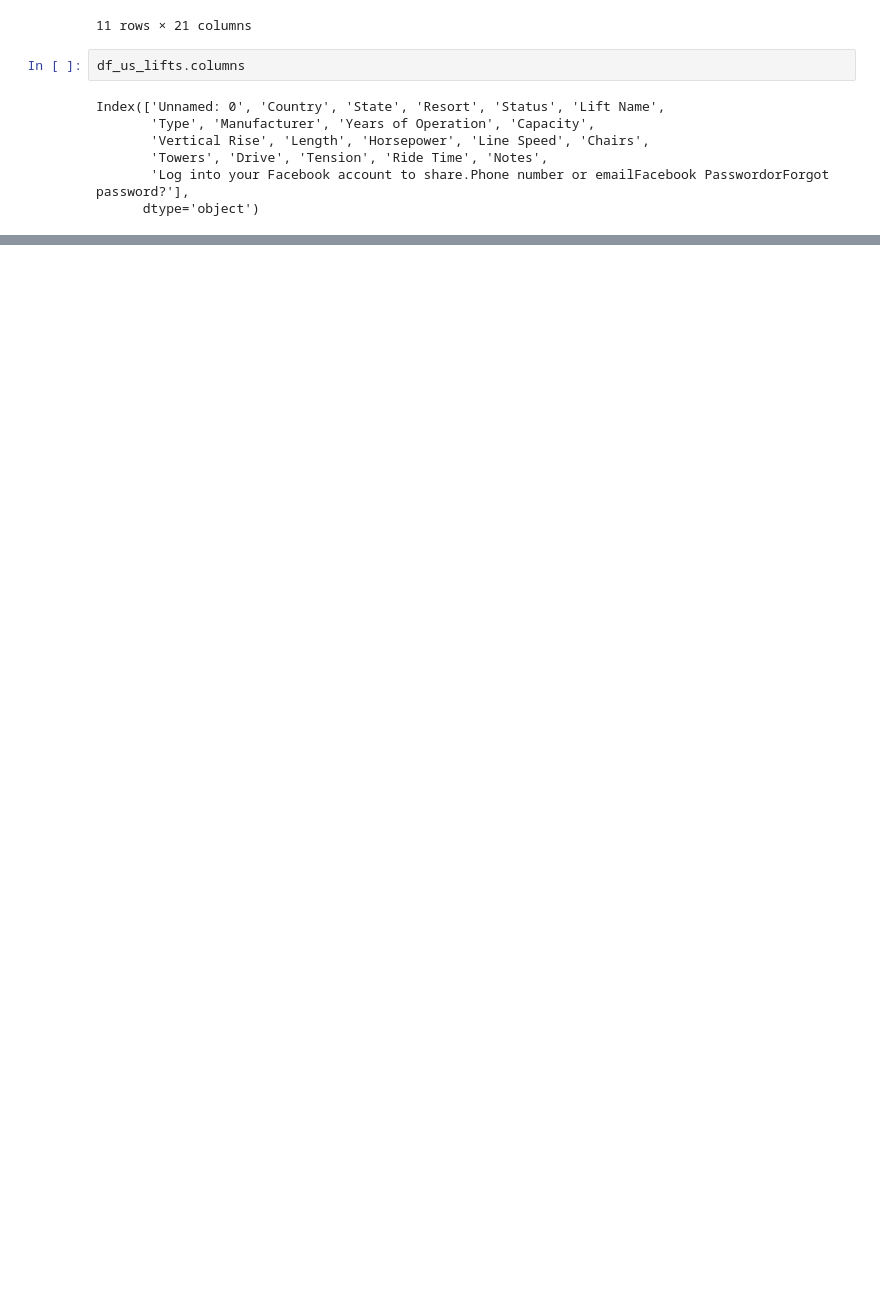
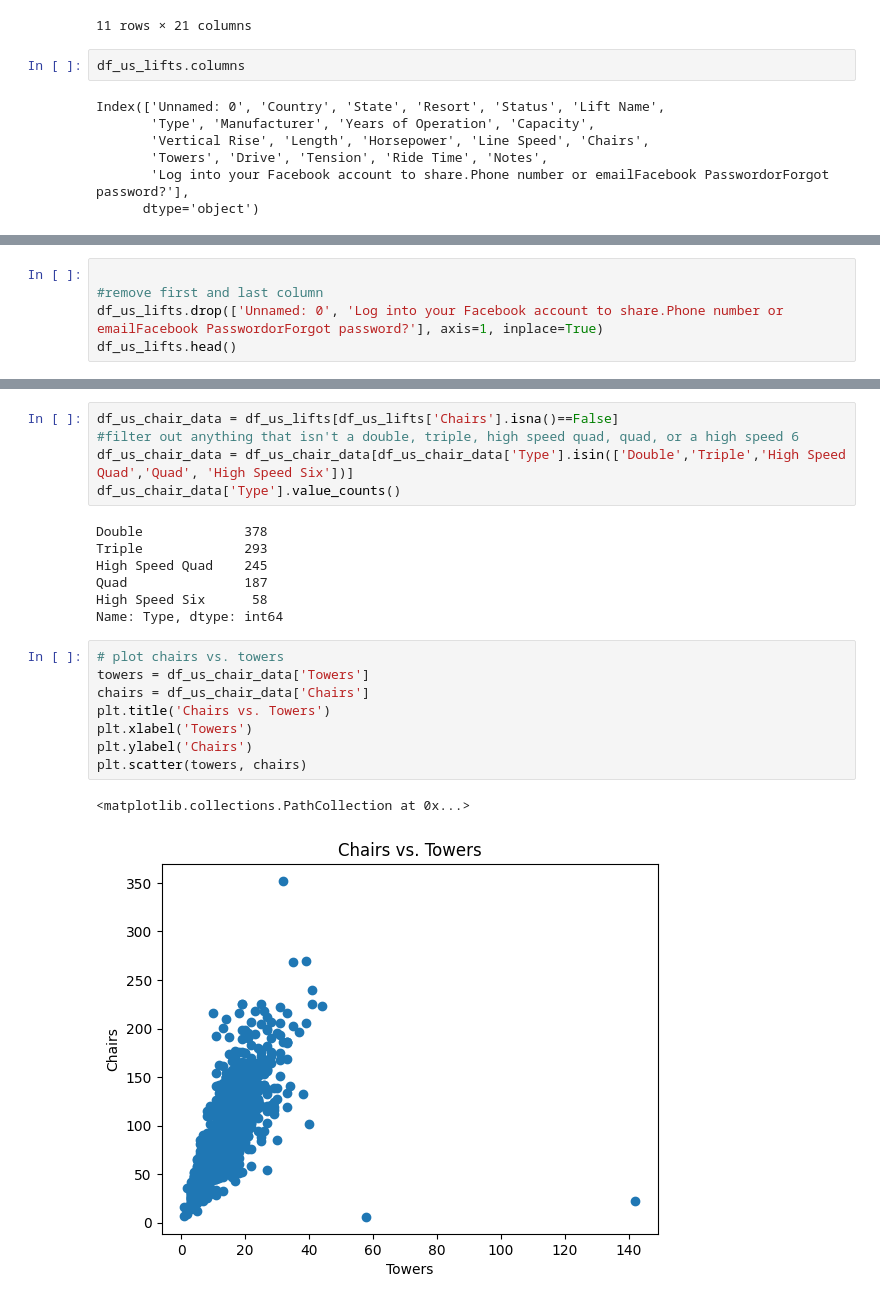
Before and after one commit to aolszewski93/ski-lift-database, a Jupyter notebook: ski_lift_investigation.ipynb, the cells around one changed output, grey strips where cells are left out. Cells and saved outputs as stored; diff of their text form; blank space fills up the shorter version.

Commit message:
dove deeper into data. ran regression

```diff
--- a/ski_lift_investigation.ipynb
+++ b/ski_lift_investigation.ipynb
@@ -51,3 +53,8 @@ The following needs to be done to make use of the data:
 4. Find how many entries have NaN values for chairs.
 5. Find function of how many chairs per tower of a lift and per length of lift (that do not have nan values).  Use this value to estimate how many chairs are on lifts without values.
 6. Estimate how many chairs are in the USA.
+# %%
+
+#remove first and last column
+df_us_lifts.drop(['Unnamed: 0', 'Log into your Facebook account to share.Phone number or emailFacebook PasswordorForgot password?'], axis=1, inplace=True)
+df_us_lifts.head()
@@ -53,0 +118,23 @@ The following needs to be done to make use of the data:
+# %%
+df_us_chair_data = df_us_lifts[df_us_lifts['Chairs'].isna()==False]
+#filter out anything that isn't a double, triple, high speed quad, quad, or a high speed 6
+df_us_chair_data = df_us_chair_data[df_us_chair_data['Type'].isin(['Double','Triple','High Speed Quad','Quad', 'High Speed Six'])]
+df_us_chair_data['Type'].value_counts()
+# %% [output]
+Double             378
+Triple             293
+High Speed Quad    245
+Quad               187
+High Speed Six      58
+Name: Type, dtype: int64
+# %%
+# plot chairs vs. towers
+towers = df_us_chair_data['Towers']
+chairs = df_us_chair_data['Chairs']
+plt.title('Chairs vs. Towers')
+plt.xlabel('Towers')
+plt.ylabel('Chairs')
+plt.scatter(towers, chairs)
+# %% [output]
+<matplotlib.collections.PathCollection at 0x...>
+[figure, added]
```
Also changed, not shown: parts of 13 cells of this notebook.
